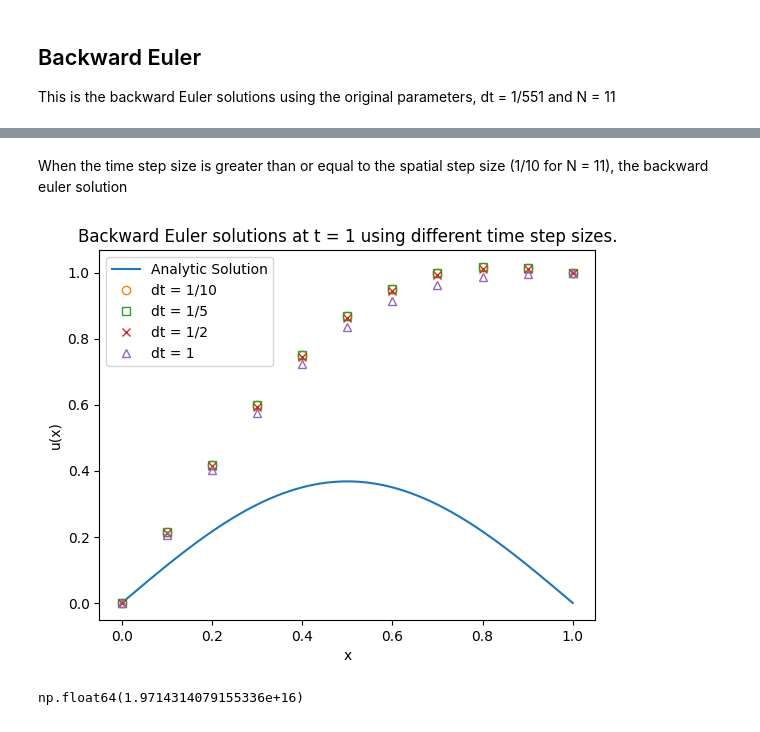
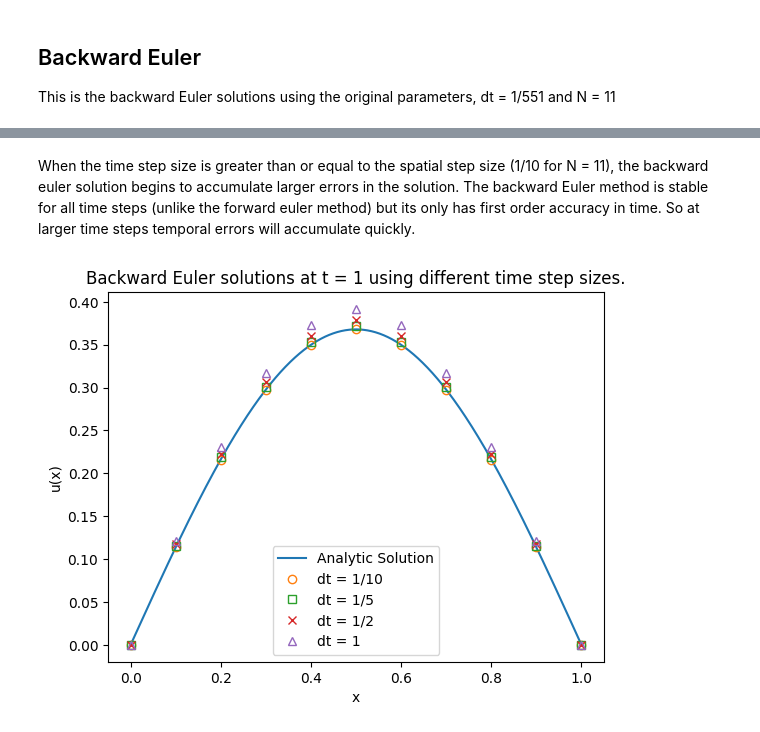
Before and after one commit to williamzhang0306/HeatEquationFEM, a Jupyter notebook: demo.ipynb, the cells around one changed output, grey strips where cells are left out. Drawn from its saved outputs; the diff is of its cells as text; code cells hidden in the pictures.

```diff
--- a/demo.ipynb
+++ b/demo.ipynb
@@ -120,27 +120,27 @@ plt.show()
 # %% [markdown]
-When the time step size is greater than or equal to the spatial step size (1/10 for N = 11), the backward euler solution
+When the time step size is greater than or equal to the spatial step size (1/10 for N = 11), the backward euler solution begins to accumulate larger errors in the solution. The backward Euler method is stable for all time steps (unlike the forward euler method) but its only has first order accuracy in time. So at larger time steps temporal errors will accumulate quickly.
 # %%
 tf = 1
 x = np.linspace(0,1,1000)
 plt.plot(x,np.exp(-tf)*np.sin(np.pi*x), label = 'Analytic Solution')
 
-t1, U1 = solve_heat_equation(mesh, u0, u_left, u_right, f, n_steps=10, tf = tf, method ='backward_euler')
+t1, U1 = solve_heat_equation(mesh, u0, u_left, u_right, f, n_steps=100, tf = tf, method ='backward_euler')
 t2, U2 = solve_heat_equation(mesh, u0, u_left, u_right, f, n_steps=5, tf = tf, method ='backward_euler')
 t3, U3 = solve_heat_equation(mesh, u0, u_left, u_right, f,  n_steps=2, tf = tf, method ='backward_euler')
 t4, U4 = solve_heat_equation(mesh, u0, u_left, u_right, f, n_steps=1, tf = tf, method ='backward_euler')
 
 
 plt.plot(mesh.get_node_locations(), U1[-1,:], 'o', label = 'dt = 1/10', markerfacecolor='none')
 plt.plot(mesh.get_node_locations(), U2[-1,:], 's', label = 'dt = 1/5', markerfacecolor='none')
 plt.plot(mesh.get_node_locations(), U3[-1,:], 'x', label = 'dt = 1/2', markerfacecolor='none')
 plt.plot(mesh.get_node_locations(), U4[-1,:], '^', label = 'dt = 1', markerfacecolor='none')
 # print(t1,t2,t3,t4)
 # print(mesh.get_node_locations())
 
 plt.xlabel('x')
 plt.ylabel('u(x)')
 plt.title('Backward Euler solutions at t = 1 using different time step sizes.')
 plt.legend()
 plt.show()
 # %% [output]
-[figure, old version]
+[figure, new version]
@@ -152,6 +146,0 @@ cond = np.linalg.cond(1+M)
-# %%
-M_inv@K
-
-np.linalg.cond(M_inv@K)
-# %% [output]
-np.float64(1.9714314079155336e+16)
```
Also changed, not shown: parts of 6 cells of this notebook, 1 other file.
